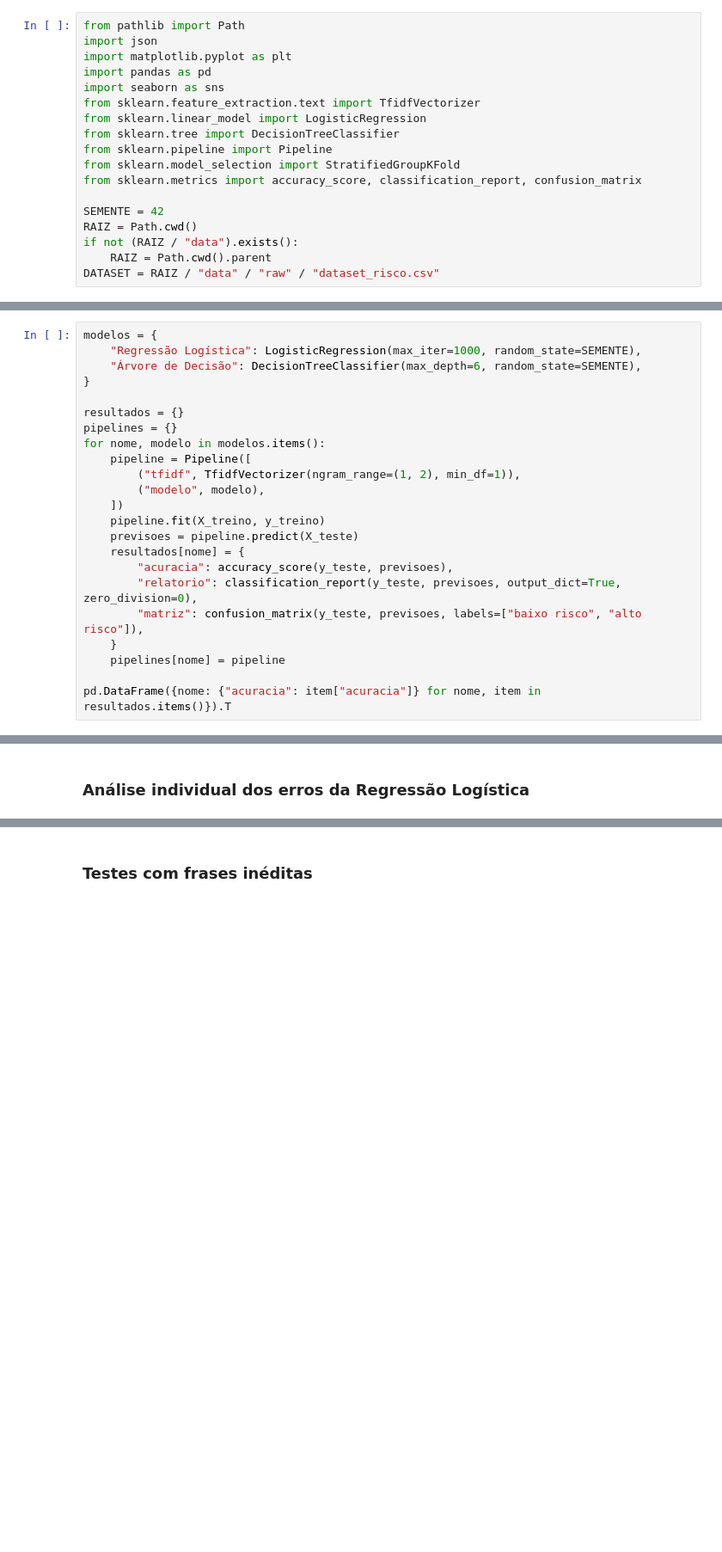
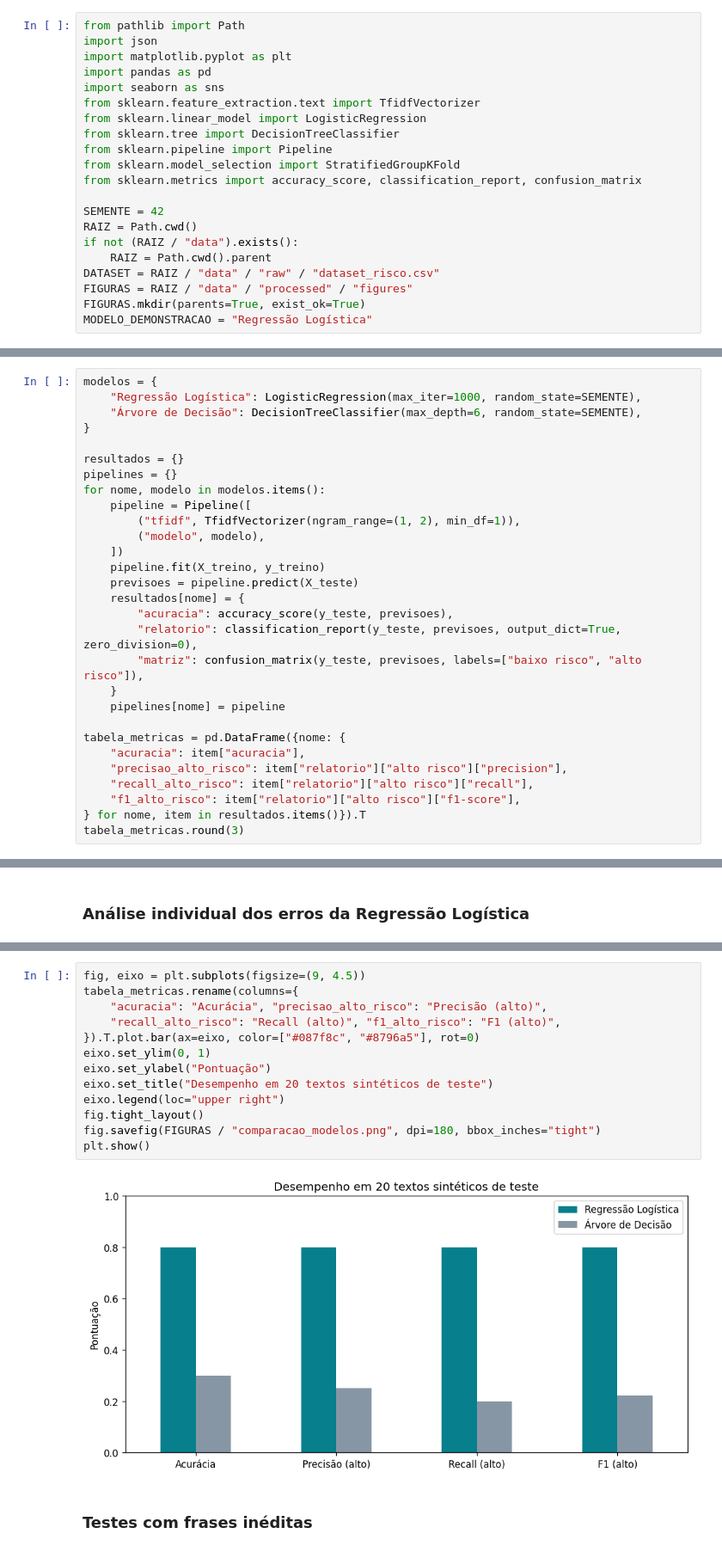
Before and after one commit to FabricioMouzer/fiap-segundo-ano-2026, a Jupyter notebook: fase-2/cardioia-diagnostico-automatizado/notebooks/classificador_risco_tfidf.ipynb, the cells around one changed output, grey strips where cells are left out. Shown at 86% size. Drawn from its saved outputs; the diff is of its cells as text; blank space fills up the shorter version.

```diff
--- a/fase-2/cardioia-diagnostico-automatizado/notebooks/classificador_risco_tfidf.ipynb
+++ b/fase-2/cardioia-diagnostico-automatizado/notebooks/classificador_risco_tfidf.ipynb
@@ -33,6 +35,9 @@ RAIZ = Path.cwd()
 if not (RAIZ / "data").exists():
     RAIZ = Path.cwd().parent
 DATASET = RAIZ / "data" / "raw" / "dataset_risco.csv"
+FIGURAS = RAIZ / "data" / "processed" / "figures"
+FIGURAS.mkdir(parents=True, exist_ok=True)
+MODELO_DEMONSTRACAO = "Regressão Logística"
 # %% [markdown]
 ## Dados
 # %%
@@ -79,4 +111,10 @@ for nome, modelo in modelos.items():
     }
     pipelines[nome] = pipeline
 
-pd.DataFrame({nome: {"acuracia": item["acuracia"]} for nome, item in resultados.items()}).T
+tabela_metricas = pd.DataFrame({nome: {
+    "acuracia": item["acuracia"],
+    "precisao_alto_risco": item["relatorio"]["alto risco"]["precision"],
+    "recall_alto_risco": item["relatorio"]["alto risco"]["recall"],
+    "f1_alto_risco": item["relatorio"]["alto risco"]["f1-score"],
+} for nome, item in resultados.items()}).T
+tabela_metricas.round(3)
@@ -116,3 +183,18 @@ plt.show()
+# %%
+fig, eixo = plt.subplots(figsize=(9, 4.5))
+tabela_metricas.rename(columns={
+    "acuracia": "Acurácia", "precisao_alto_risco": "Precisão (alto)",
+    "recall_alto_risco": "Recall (alto)", "f1_alto_risco": "F1 (alto)",
+}).T.plot.bar(ax=eixo, color=["#087f8c", "#8796a5"], rot=0)
+eixo.set_ylim(0, 1)
+eixo.set_ylabel("Pontuação")
+eixo.set_title("Desempenho em 20 textos sintéticos de teste")
+eixo.legend(loc="upper right")
+fig.tight_layout()
+fig.savefig(FIGURAS / "comparacao_modelos.png", dpi=180, bbox_inches="tight")
+plt.show()
+# %% [output]
+[figure, added]
 # %% [markdown]
 ### Testes com frases inéditas
 # %%
```
Also changed, not shown: parts of 12 cells of this notebook, 40 other files.
